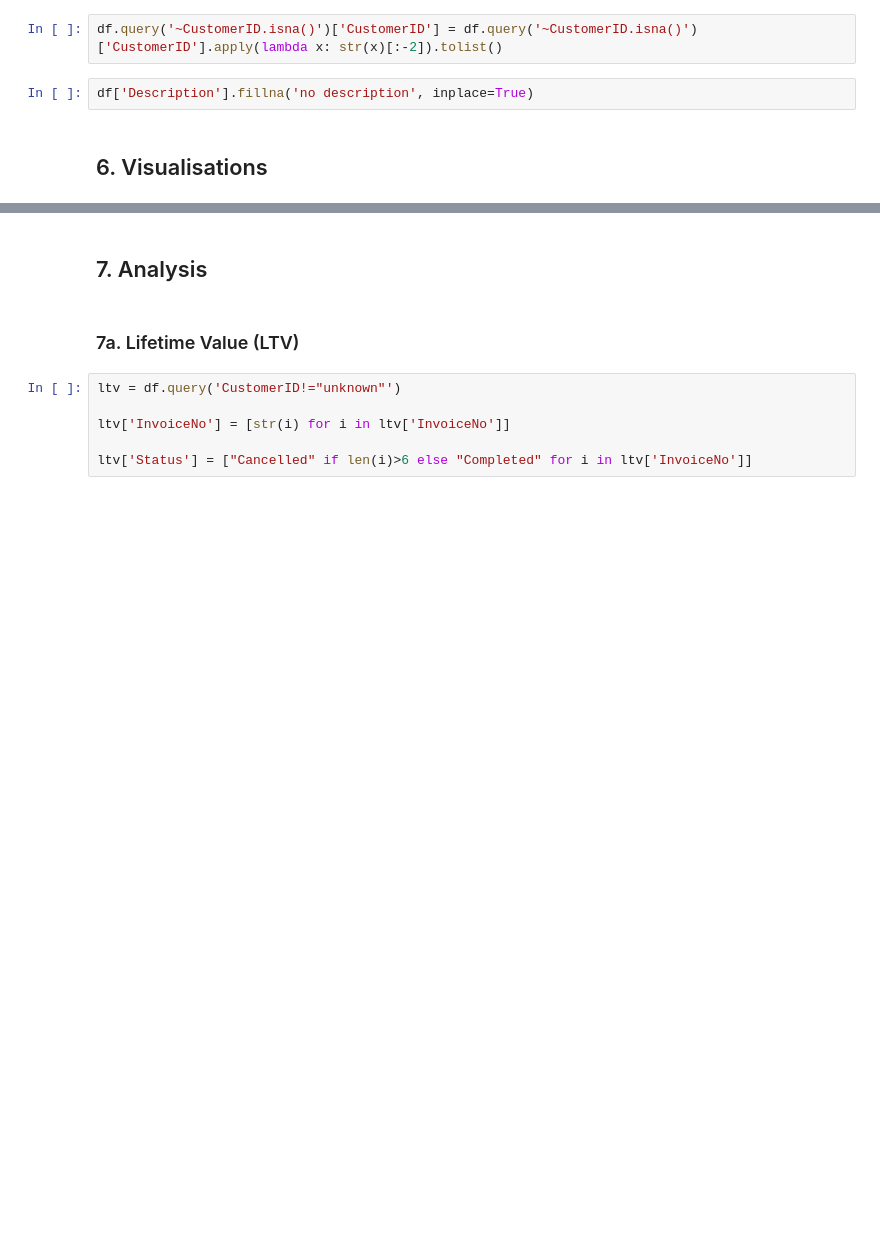
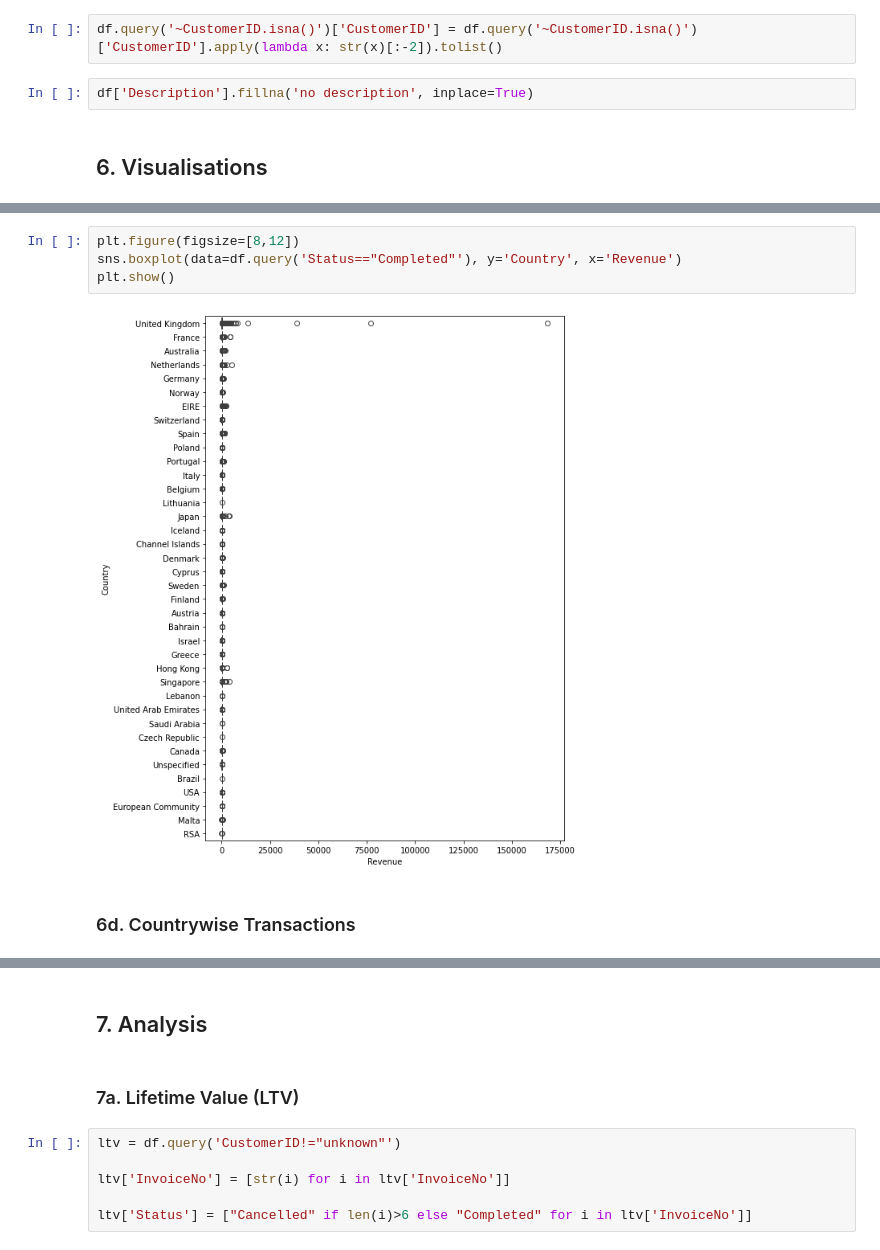
Before and after one commit to Prash1723/RetailAnalysisKgl, a Jupyter notebook: Online Product Analytics.ipynb, the cells around one changed output, grey strips where cells are left out. Cells and saved outputs as stored; diff of their text form; blank space fills up the shorter version.

```diff
--- a/Online Product Analytics.ipynb
+++ b/Online Product Analytics.ipynb
@@ -180,0 +182,8 @@ plt.show()
+# %%
+plt.figure(figsize=[8,12])
+sns.boxplot(data=df.query('Status=="Completed"'), y='Country', x='Revenue')
+plt.show()
+# %% [output]
+[figure, added]
+# %% [markdown]
+### 6d. Countrywise Transactions
```
Also changed, not shown: parts of 26 cells of this notebook.
